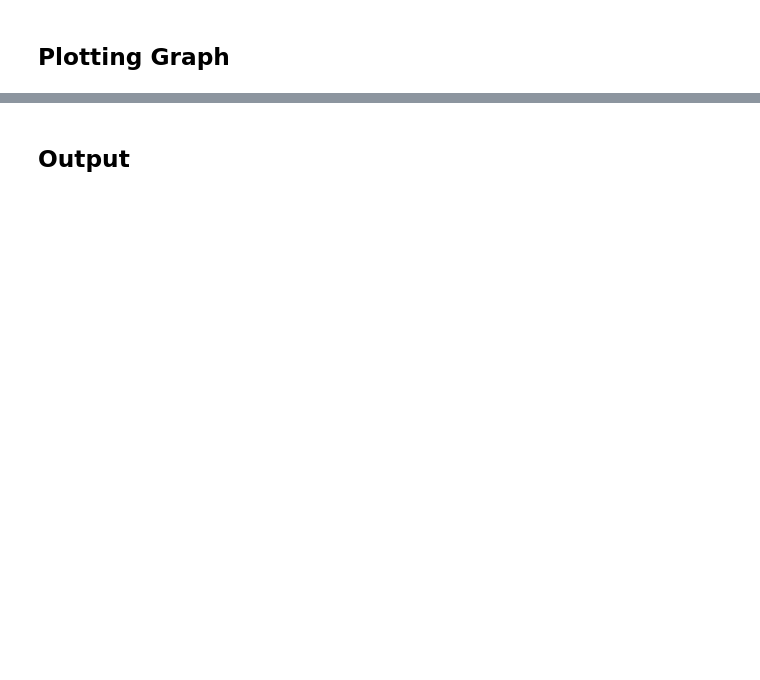
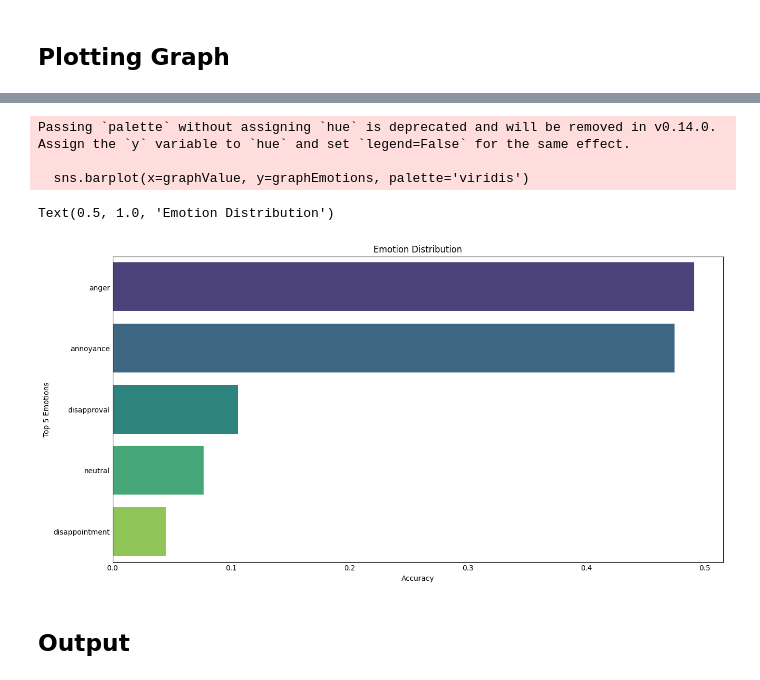
Before and after one commit to A-nshuman/EmoSent-analyzer, a Jupyter notebook: main.ipynb, the cells around one changed output, grey strips where cells are left out. Cells and saved outputs as stored; diff of their text form; code cells hidden in the pictures; blank space fills up the shorter version.

```diff
--- a/main.ipynb
+++ b/main.ipynb
@@ -86,3 +85,24 @@ plt.show()
+# %%
+emotion_scores = {output['label']: output['score'] for output in model_outputs[0]}
+# emotion_labels = list(emotion_scores.keys())
+# emotion_values = list(emotion_scores.values())
+
+# graphEmotions = [emotion_labels[i] for i in range(5)]
+# graphEmotions = emotion_labels[:5]
+graphEmotions = list(emotion_scores.keys())[:5]
+graphValue = list(emotion_scores.values())[:5]
+
+plt.figure(figsize=(12, 6))
+sns.barplot(x=graphValue, y=graphEmotions, palette='viridis')
+plt.xlabel('Accuracy')
+plt.ylabel('Top 5 Emotions')
+plt.title('Emotion Distribution')
+# %% [output]
+Passing `palette` without assigning `hue` is deprecated and will be removed in v0.14.0. Assign the `y` variable to `hue` and set `legend=False` for the same effect.
+
+  sns.barplot(x=graphValue, y=graphEmotions, palette='viridis')
+Text(0.5, 1.0, 'Emotion Distribution')
+[figure, added]
 # %% [markdown]
 ## Output
 # %%
```
Also changed, not shown: parts of 8 cells of this notebook.
